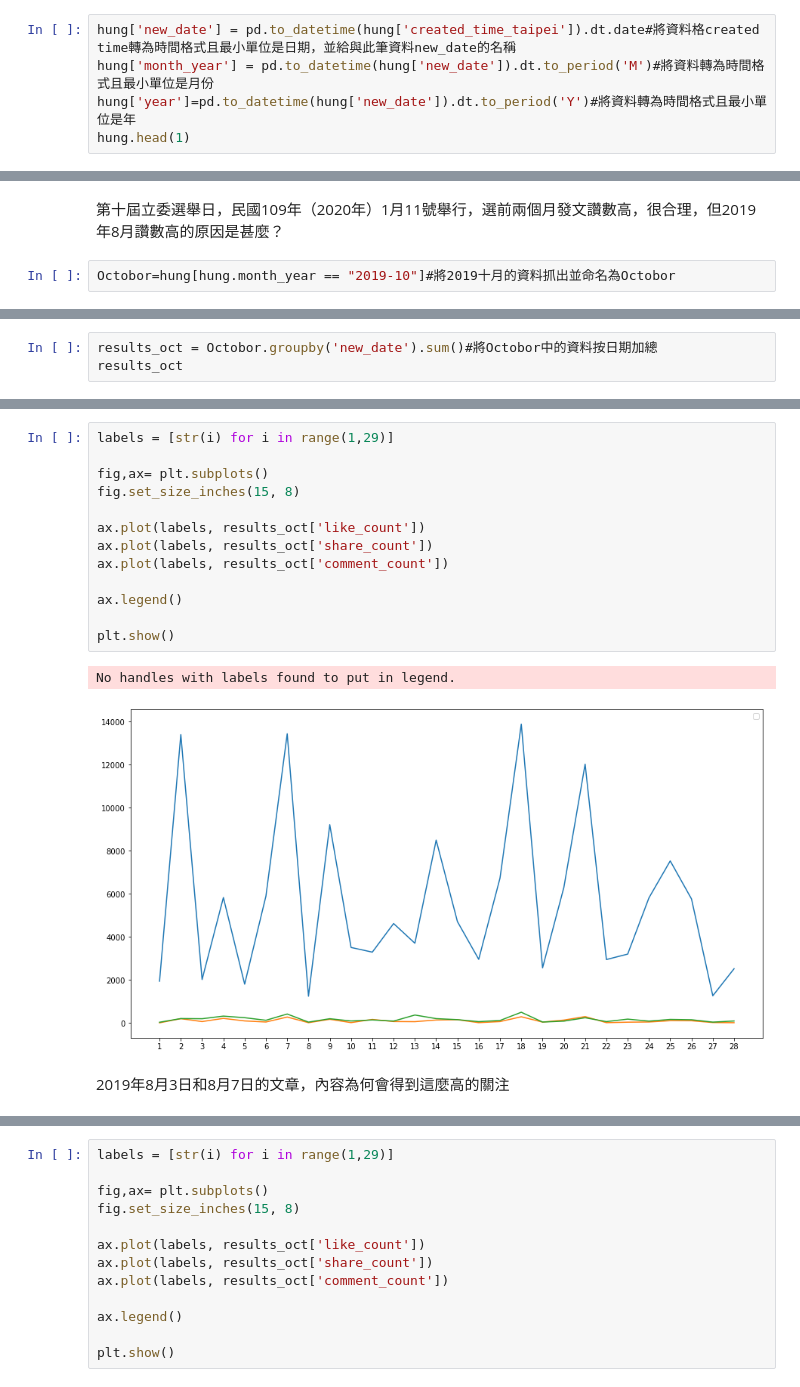
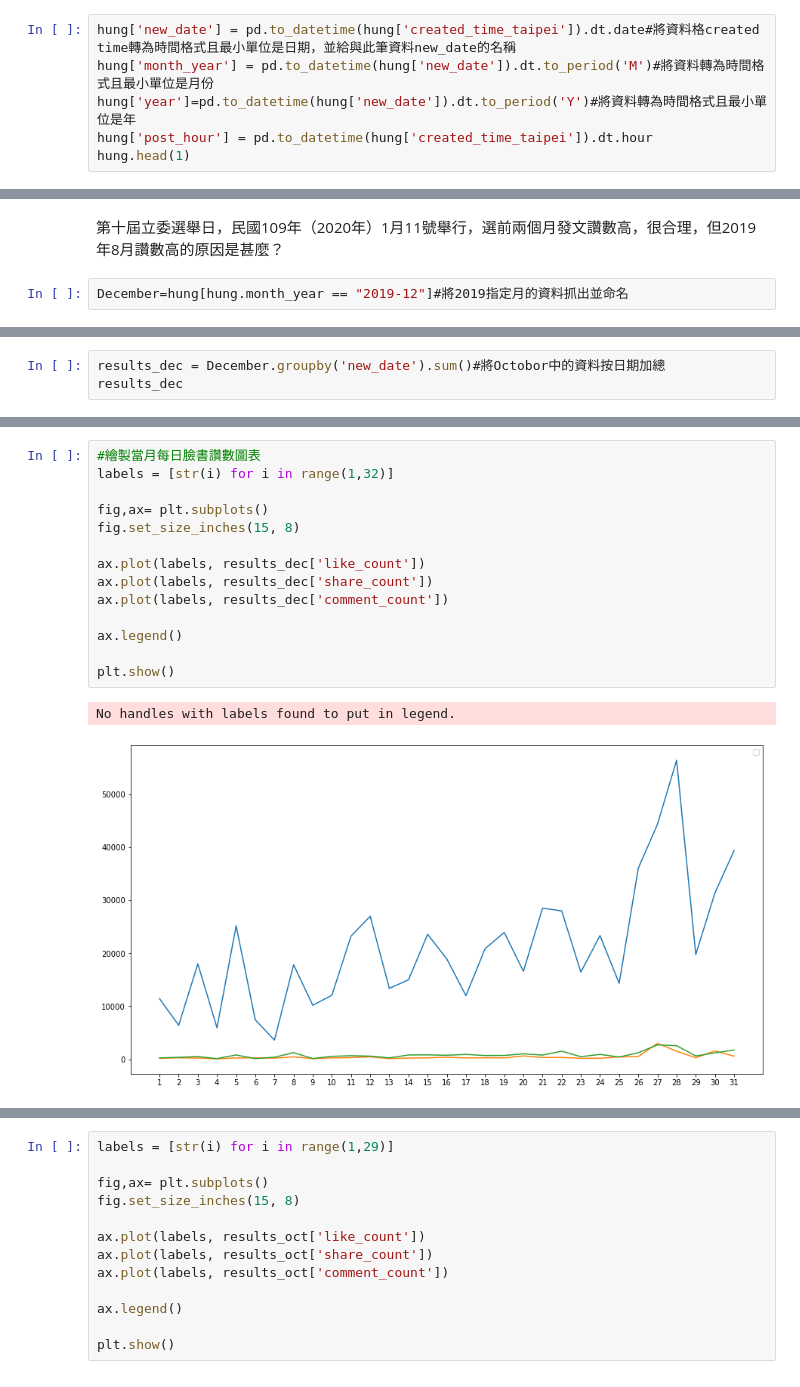
Before and after one commit to edward860430/2021315, a Jupyter notebook: 2021315/Hung - 0320.ipynb, the cells around one changed output, grey strips where cells are left out. Drawn from its saved outputs; the diff is of its cells as text.

```diff
--- a/2021315/Hung - 0320.ipynb
+++ b/2021315/Hung - 0320.ipynb
@@ -48,6 +48,7 @@ hung[hung.created_time_taipei == min(hung.created_time_taipei)]#時間最早的
 hung['new_date'] = pd.to_datetime(hung['created_time_taipei']).dt.date#將資料格created time轉為時間格式且最小單位是日期，並給與此筆資料new_date的名稱
 hung['month_year'] = pd.to_datetime(hung['new_date']).dt.to_period('M')#將資料轉為時間格式且最小單位是月份
 hung['year']=pd.to_datetime(hung['new_date']).dt.to_period('Y')#將資料轉為時間格式且最小單位是年
+hung['post_hour'] = pd.to_datetime(hung['created_time_taipei']).dt.hour
 hung.head(1)
 # %% [output]
 A value is trying to be set on a copy of a slice from a DataFrame.
@@ -190,4 +270,4 @@ plt.show()
 # %% [markdown]
 第十屆立委選舉日，民國109年（2020年）1月11號舉行，選前兩個月發文讚數高，很合理，但2019年8月讚數高的原因是甚麼？
 # %%
-Octobor=hung[hung.month_year == "2019-10"]#將2019十月的資料抓出並命名為Octobor
+December=hung[hung.month_year == "2019-12"]#將2019指定月的資料抓出並命名
@@ -194,6 +309,6 @@ Octobor=hung[hung.month_year == "2019-10"]#將2019十月的資料抓出並命名
 # %%
-results_oct = Octobor.groupby('new_date').sum()#將Octobor中的資料按日期加總
-results_oct
+results_dec = December.groupby('new_date').sum()#將Octobor中的資料按日期加總
+results_dec
 # %% [output]
 |  | page_id | like_count | haha_count | love_count | angry_count | sad_count | wow_count | comment_count | ... |
 | new_date |  |  |  |  |  |  |  |  | ... |
@@ -236,23 +352,22 @@ results_oct
 | 26 | 2019-10-30 | 852926604746233 | 1267 | 0 | 0 | 0 | 0 | 0 | ... |
 | 27 | 2019-10-31 | 852926604746233 | 2525 | 0 | 0 | 0 | 0 | 0 | ... |
 # %%
-labels = [str(i) for i in range(1,29)]
+#繪製當月每日臉書讚數圖表
+labels = [str(i) for i in range(1,32)]
 
 fig,ax= plt.subplots()
 fig.set_size_inches(15, 8)
 
-ax.plot(labels, results_oct['like_count'])
-ax.plot(labels, results_oct['share_count'])
-ax.plot(labels, results_oct['comment_count'])
+ax.plot(labels, results_dec['like_count'])
+ax.plot(labels, results_dec['share_count'])
+ax.plot(labels, results_dec['comment_count'])
 
 ax.legend()
 
 plt.show()
 # %% [output]
 No handles with labels found to put in legend.
-[figure, old version]
+[figure, new version]
-# %% [markdown]
-2019年8月3日和8月7日的文章，內容為何會得到這麼高的關注
 # %%
 hung['new_date']=hung['new_date'].map(str)
 hung[hung['new_date'] == "2019-10-20"]
```
Also changed, not shown: parts of 22 cells of this notebook.
